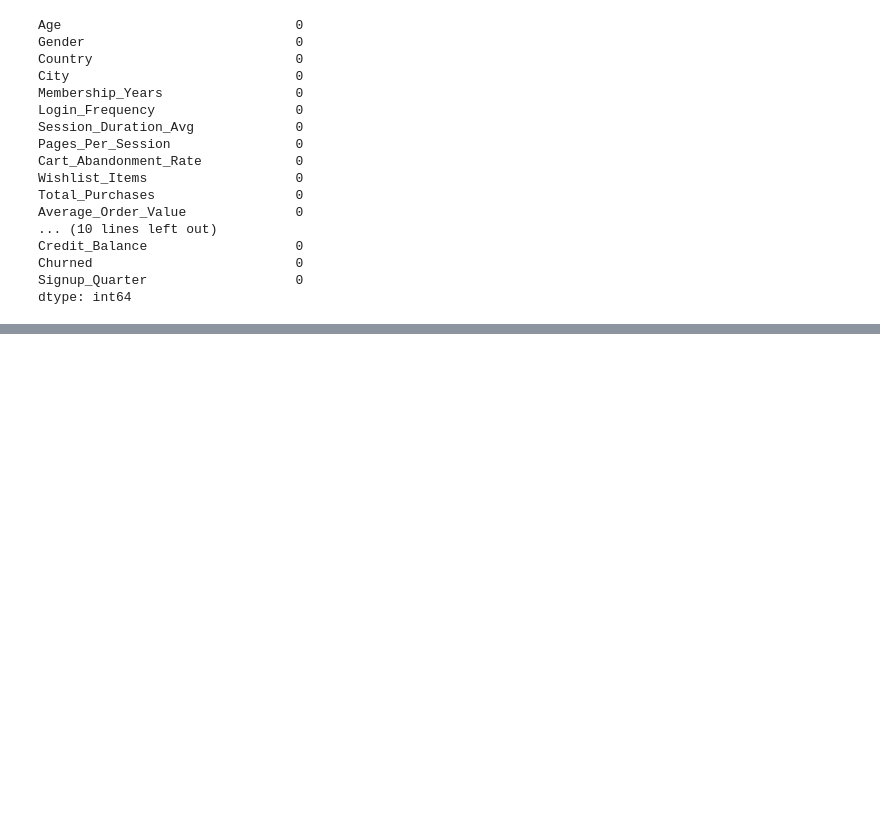
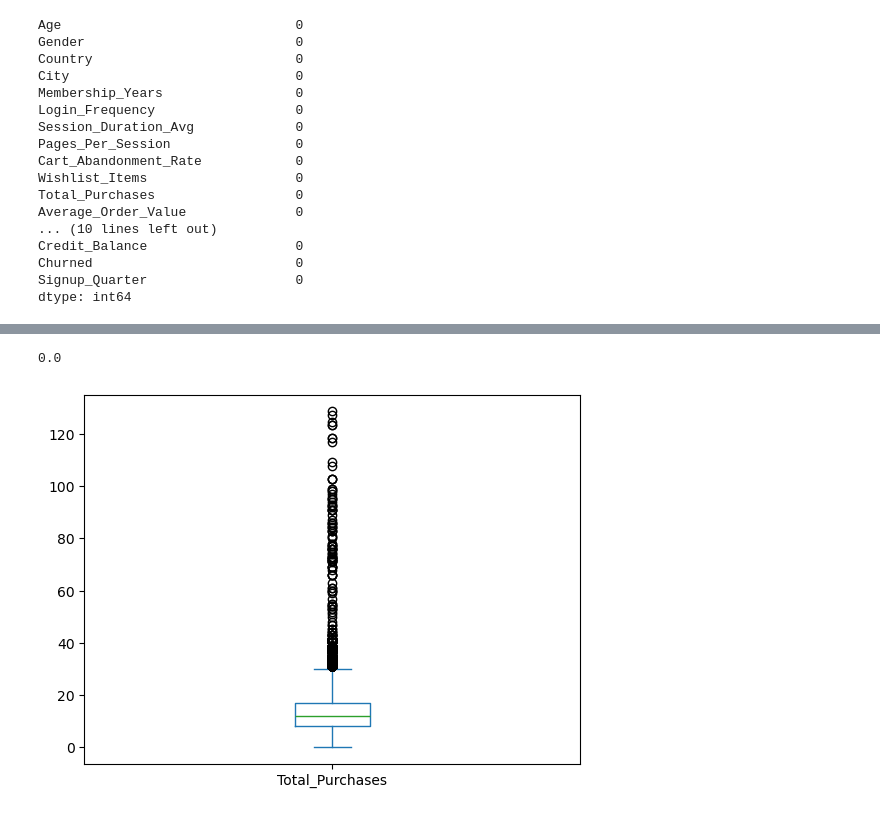
Before and after one commit to sejal18c/Customer-Shopping-Analytics, a Jupyter notebook: notebooks/eda.ipynb, the cells around one changed output, grey strips where cells are left out. Drawn from its saved outputs; the diff is of its cells as text; code cells hidden in the pictures; blank space fills up the shorter version.

Commit message:
Performed EDA and cleaned purchase data

```diff
--- a/notebooks/eda.ipynb
+++ b/notebooks/eda.ipynb
@@ -188,0 +236,12 @@ dtype: int64
+# %%
+df = df[df["Total_Purchases"] >= 0]
+# %%
+df["Total_Purchases"].min()
+# %% [output]
+0.0
+# %%
+df["Total_Purchases"].plot.box()
+
+plt.show()
+# %% [output]
+[figure, added]
```
Also changed, not shown: parts of 6 cells of this notebook, 1 other file.
